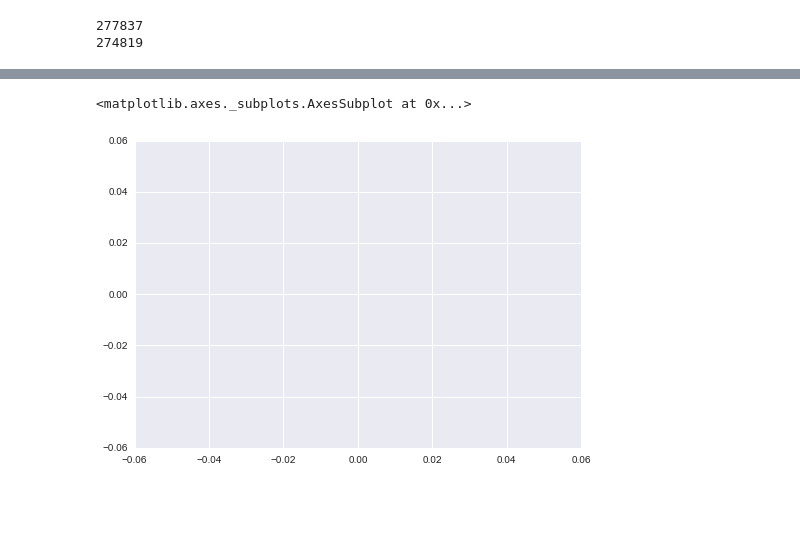
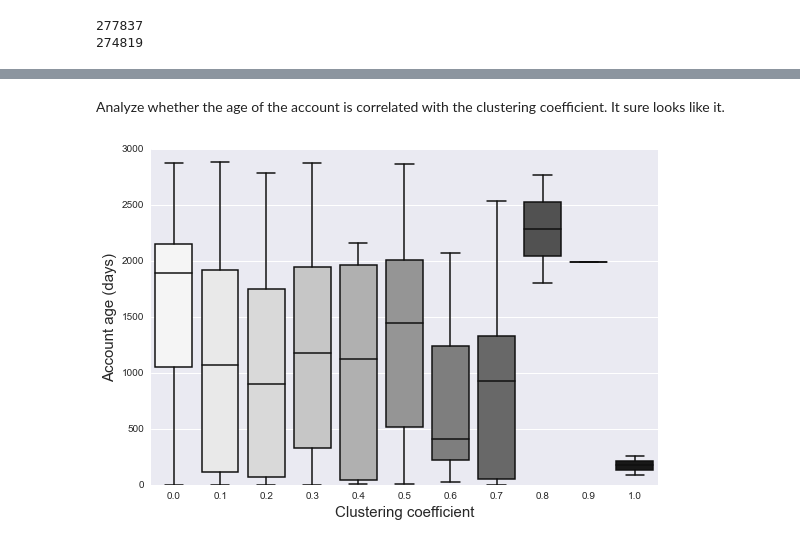
Before and after one commit to brianckeegan/GamerGate, a Jupyter notebook: Analysis.ipynb, the cells around one changed output, grey strips where cells are left out. Saved outputs shown, nothing was run; the diff lists cells and outputs as text; code cells hidden in the pictures; blank space fills up the shorter version.

```diff
--- a/Analysis.ipynb
+++ b/Analysis.ipynb
@@ -326,5 +385,5 @@ nx.write_gexf(mentions_g,'mentions_graph.gexf')
 # %%
-hashtags_data = data.dropna(subset=['hashtags'])[['user_screen_name','hashtags']]
+hashtags_data = data.dropna(subset=['hashtags'])
 print len(hashtags_data)
 hashtags_data = hashtags_data[hashtags_data['user_screen_name'].apply(isvalidname)]
 print len(hashtags_data)
@@ -337,10 +398,10 @@ hashtags_g = nx.DiGraph()
 for i,r in hashtags_data.iterrows():
     for h in r['hashtags']:
         _h = h.lower()
-        _u = [r['user_screen_name'].lower()
-        if _h != 'gamergate':
+        _u = r['user_screen_name'].lower()
+        if _h not in ['notyourshield','gamergate']:
             try:
-                hashtags_g[_u]][_h]['weight'] += 1
+                hashtags_g[_u][_h]['weight'] += 1
             except KeyError:
                 hashtags_g.add_edge(_u,_h,weight=1)
         hashtags_g.add_node(_u,kind='user')
@@ -397,0 +512,10 @@ nx.write_gexf(hashtags_g,'hashtags_graph.gexf')
+# %%
+overlap = list(set(mentions_g.edges_iter()) & set(rt_g.edges_iter()))
+
+multig = nx.DiGraph()
+multig.add_edges_from(overlap)
+
+for (i,j) in multig.edges_iter():
+    m_w = float(mentions_g[i][j]['weight'])
+    rt_w = float(rt_g[i][j]['weight'])
+    multig.add_edge(i,j,mentions=m_w,retweets=rt_w,total_weight=m_w + rt_w)
@@ -397,0 +563,11 @@ nx.write_gexf(hashtags_g,'hashtags_graph.gexf')
+# %%
+multig_size = len(multig)
+
+multig_df = pd.DataFrame()
+multig_df['odc'] = pd.Series({k:int(v*(multig_size-1)) for k,v in nx.out_degree_centrality(multig).iteritems()})
+multig_df['idc'] = pd.Series({k:int(v*(multig_size-1)) for k,v in nx.in_degree_centrality(multig).iteritems()})
+multig_df['cc'] = pd.Series(nx.clustering(multig.to_undirected()))
+multig_df['reciprocity'] = pd.Series(reciprocity(multig))
+multig_df['diff'] = (multig_df['idc'] - multig_df['odc'])/(multig_df['idc'] + multig_df['odc'])
+
+multi = multig_agg.join(multig_df)
@@ -410,5 +592,13 @@ plt.ylabel('Number of users',fontsize=15)
-# %%
-g_agg['tweet_intensity'].dropna().hist()
-# %% [output]
-<matplotlib.axes._subplots.AxesSubplot at 0x...>
-[figure, removed]
+# %% [markdown]
+Analyze whether the age of the account is correlated with the clustering coefficient. It sure looks like it.
+# %%
+multi_nozero = multi[(multi['odc'] > 1) | (multi['idc'] > 1)]
+multi['rounded_cc'] = multi['cc'].apply(lambda x:round(x,1))
+ax = sns.boxplot(multi_nozero['account_age'],groupby=multi_nozero['rounded_cc'],color='Greys')
+ax.set_xlabel('Clustering coefficient',fontsize=15)
+ax.set_ylabel('Account age (days)',fontsize=15)
+#ax.set_yscale('log')
+plt.tight_layout()
+plt.savefig('clustering_vs_age.png')
+# %% [output]
+[figure, added]
```
Also changed, not shown: parts of 63 cells of this notebook, 5 other files.
